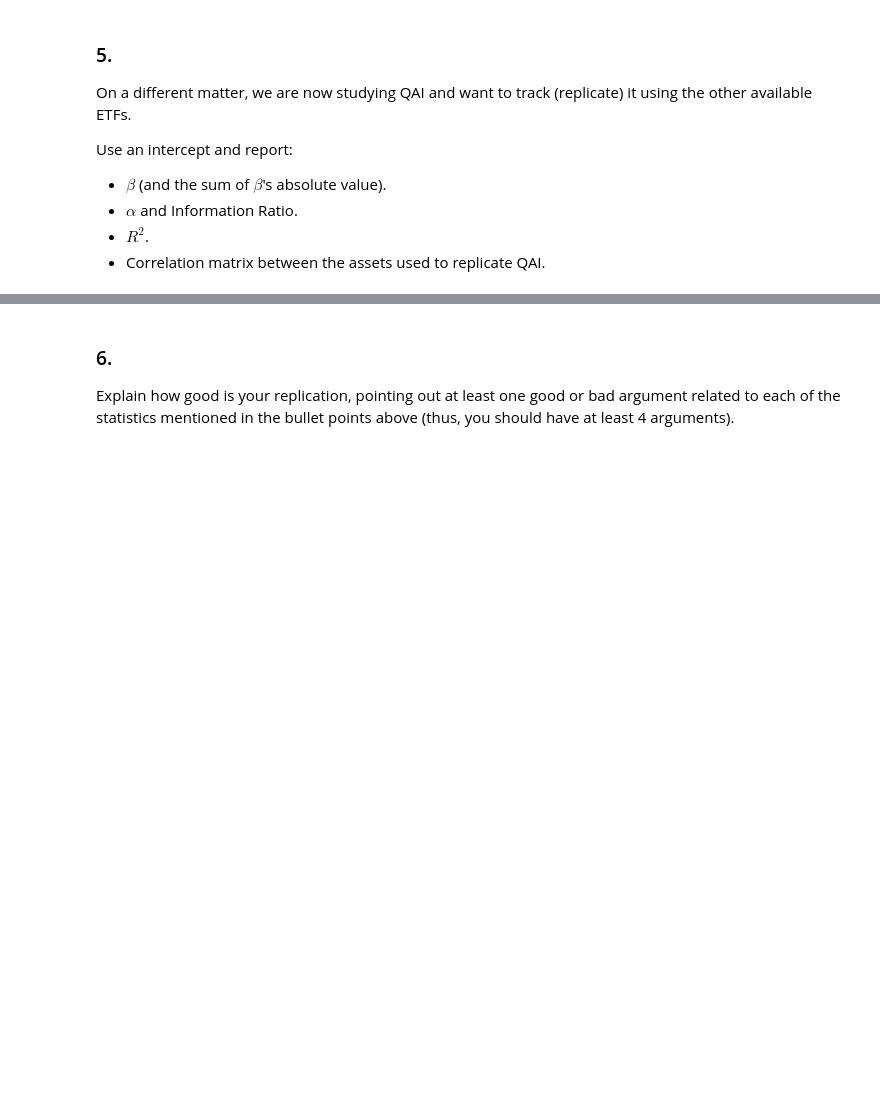
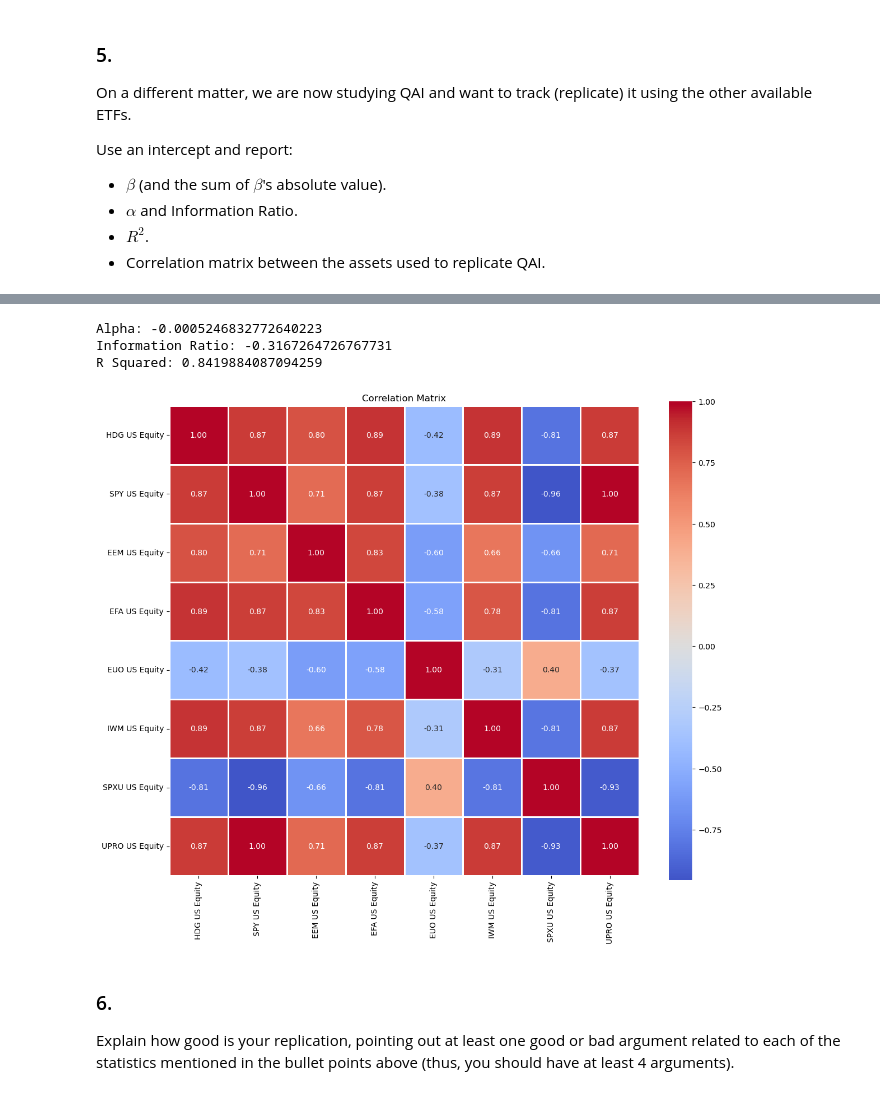
Before and after one commit to scfengv/FINM36700-Portfolio-and-Risk-Management, a Jupyter notebook: exam/Midterm 1.ipynb, the cells around one changed output, grey strips where cells are left out. Drawn from its saved outputs; the diff is of its cells as text; code cells hidden in the pictures; blank space fills up the shorter version.

Commit message:
Update Midterm

```diff
--- a/exam/Midterm 1.ipynb
+++ b/exam/Midterm 1.ipynb
@@ -193,3 +287,6 @@ The following assets excess returns are available in this sheet:
 - **IWM US Equity**: iShares Russell 2000 ETF
 - **SPXU US Equity**: ProShares UltraPro Short S&P 5
 - **UPRO US Equity**: ProShares UltraPro S&P 500
+# %%
+data = pd.read_excel("midterm_1_data.xlsx", sheet_name = "proshares excess returns").set_index("date")
+data.head()
@@ -257,3 +424,12 @@ Use an intercept and report:
 - $\alpha$ and Information Ratio.
 - $R^2$.
 - Correlation matrix between the assets used to replicate QAI.
+# %%
+y = data["QAI US Equity"]
+x = data.drop(columns = "QAI US Equity")
+
+Beta, Treynor_Ratio, Information_Ratio, Rsquared, Tracking_Error, Model = Calc_Beta_TreynorRatio_InfoRatio_RSquared_TrackingError(y, x, 12)
+result5 = pd.DataFrame({
+    "Beta": Beta
+}, index = x.columns)
+result5
@@ -260,3 +446,13 @@ Use an intercept and report:
+# %%
+print(f"Alpha: {Model.params["const"]}")
+print(f"Information Ratio: {Information_Ratio}")
+print(f"R Squared: {Rsquared}")
+Plot_CorrHeatmap(x)
+# %% [output]
+Alpha: -0.0005246832772640223
+Information Ratio: -0.3167264726767731
+R Squared: 0.8419884087094259
+[figure, added]
 # %% [markdown]
 ### 6.
 
```
Also changed, not shown: parts of 15 cells of this notebook.
